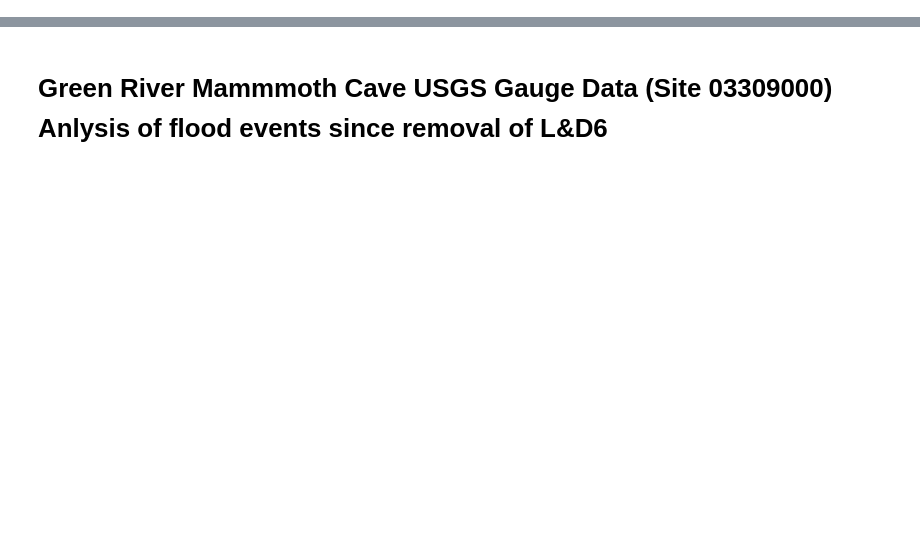
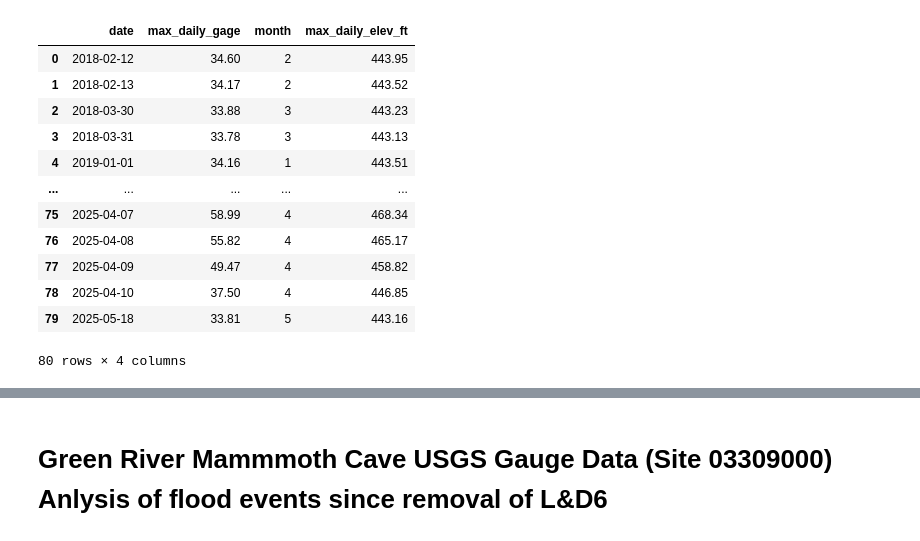
Before and after one commit to Raybies/GreenRiverFerryRiver, a Jupyter notebook: 01_Scripts/GRF.ipynb, the cells around one changed output, grey strips where cells are left out. Saved outputs shown, nothing was run; the diff lists cells and outputs as text; code cells hidden in the pictures; blank space fills up the shorter version.

```diff
--- a/01_Scripts/GRF.ipynb
+++ b/01_Scripts/GRF.ipynb
@@ -0,0 +119,16 @@
+# %%
+# Rename columns for clarity
+df = df.rename(columns={"220645_00065_cd":"approved", "tz_cd":"timezone", "220645_00065":"gage"})
+
+# Remove the first row of the DataFrame
+df = df.iloc[1:]
+# Reset the index of the DataFrame
+df = df.reset_index(drop=True)
+# Convert the 'dateTime' column to datetime format
+df['datetime'] = pd.to_datetime(df['datetime'])
+df['month'] = df['datetime'].dt.month
+df['day'] = df['datetime'].dt.day
+df['year'] = df['datetime'].dt.year
+# Create a new DataFrame with the desired columns
+df2 = df[['datetime', 'gage', 'month', 'day', 'year']]
+df2.head()
@@ -0,0 +196,21 @@
+# %%
+# Ensure elevation column exists, then filter for >= 443 ft
+if 'max_daily_elev_ft' not in daily_max_df.columns:
+    daily_max_df['max_daily_elev_ft'] = daily_max_df['max_daily_gage'] + offset_ft
+
+df_443 = daily_max_df[daily_max_df['max_daily_elev_ft'] >= 443].reset_index(drop=True)
+df_443
+# %% [output]
+|  | date | max_daily_gage | month | max_daily_elev_ft |
+| 0 | 2018-02-12 | 34.60 | 2 | 443.95 |
+| 1 | 2018-02-13 | 34.17 | 2 | 443.52 |
+| 2 | 2018-03-30 | 33.88 | 3 | 443.23 |
+| 3 | 2018-03-31 | 33.78 | 3 | 443.13 |
+| 4 | 2019-01-01 | 34.16 | 1 | 443.51 |
+| ... | ... | ... | ... | ... |
+| 75 | 2025-04-07 | 58.99 | 4 | 468.34 |
+| 76 | 2025-04-08 | 55.82 | 4 | 465.17 |
+| 77 | 2025-04-09 | 49.47 | 4 | 458.82 |
+| 78 | 2025-04-10 | 37.50 | 4 | 446.85 |
+| 79 | 2025-05-18 | 33.81 | 5 | 443.16 |
+80 rows × 4 columns
```
Also changed, not shown: parts of 22 cells of this notebook, 1 other file.
